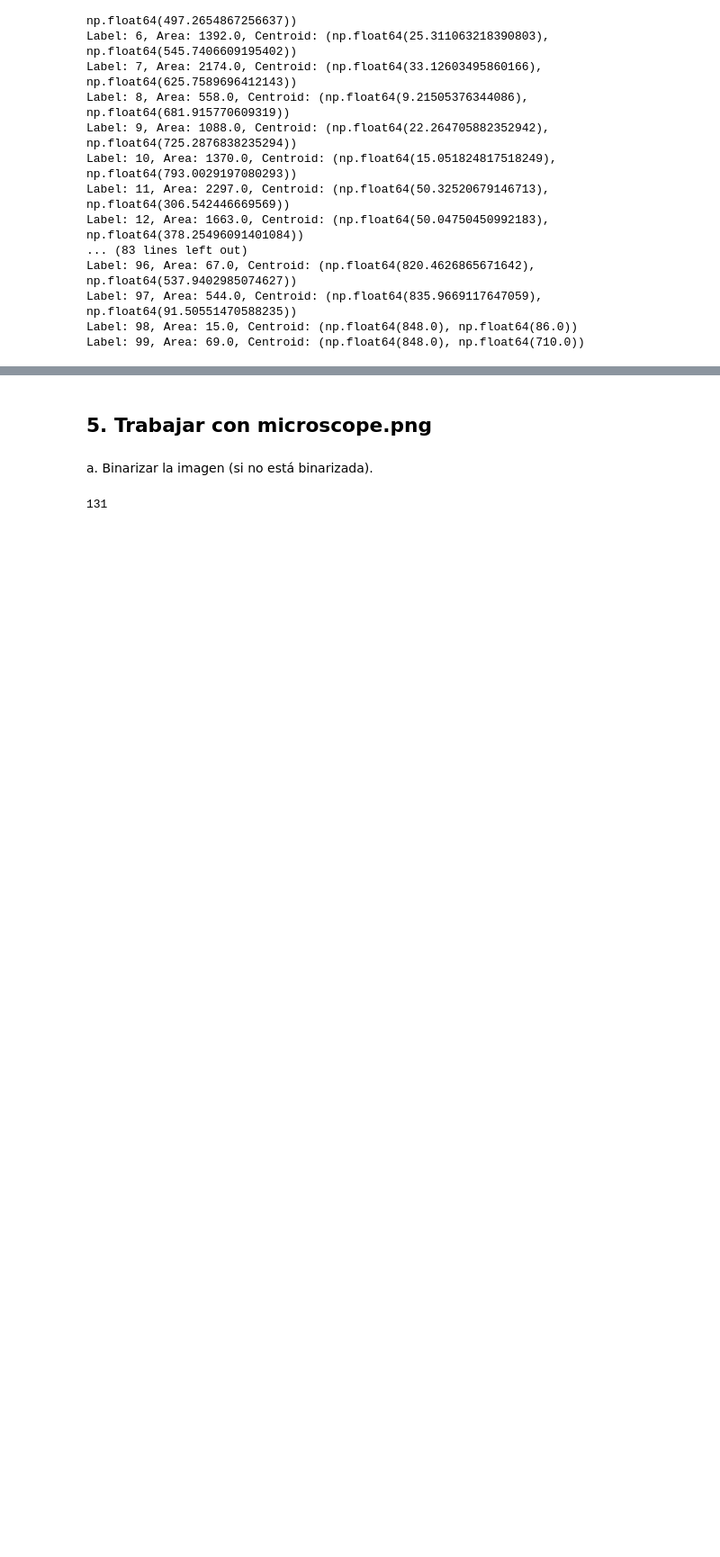
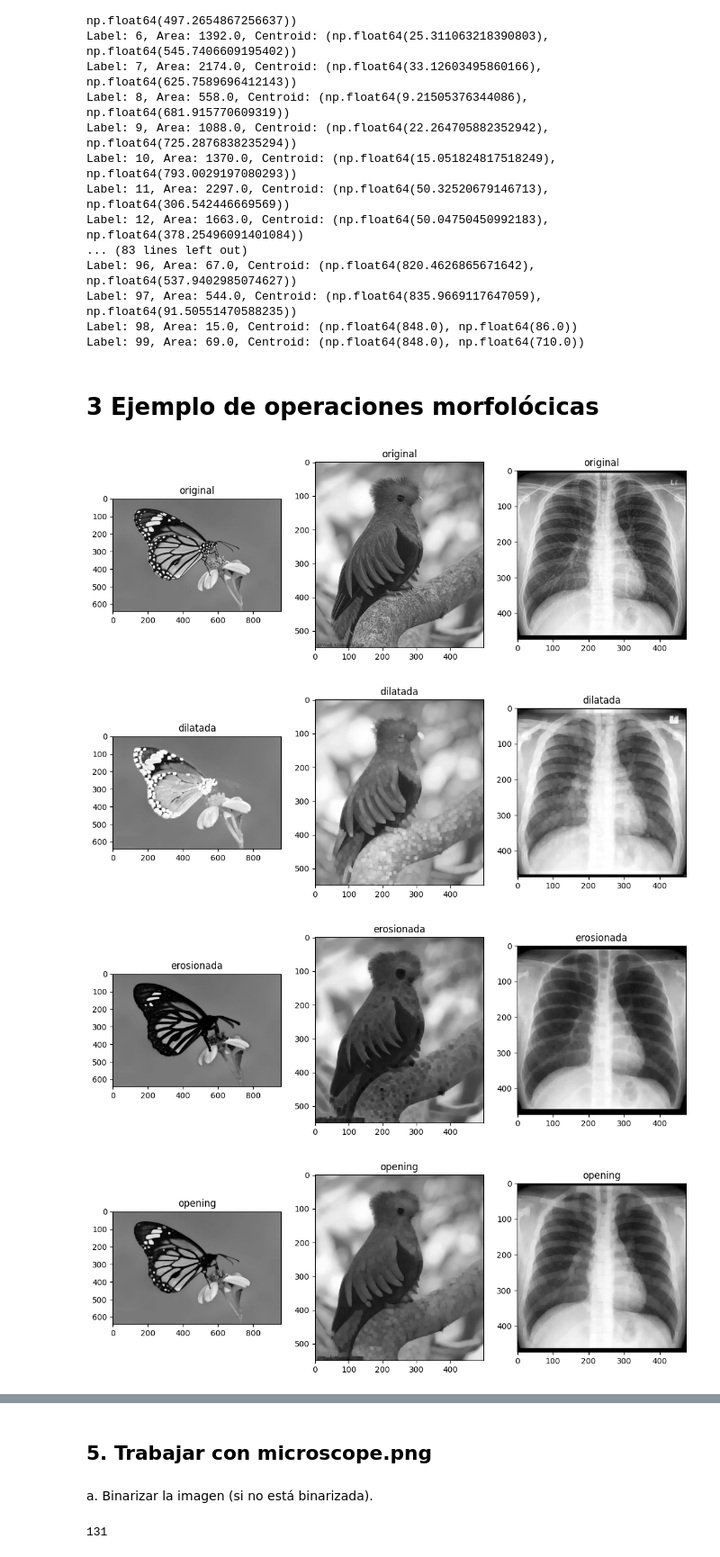
Before and after one commit to DiggsPapu/computer-vision-2, a Jupyter notebook: lab2.ipynb, the cells around one changed output, grey strips where cells are left out. Shown at 90% size. Drawn from its saved outputs; the diff is of its cells as text; code cells hidden in the pictures; blank space fills up the shorter version.

```diff
--- a/lab2.ipynb
+++ b/lab2.ipynb
@@ -93,3 +176,36 @@ Label: 96, Area: 67.0, Centroid: (np.float64(820.4626865671642), np.float64(537.
 Label: 97, Area: 544.0, Centroid: (np.float64(835.9669117647059), np.float64(91.50551470588235))
 Label: 98, Area: 15.0, Centroid: (np.float64(848.0), np.float64(86.0))
 Label: 99, Area: 69.0, Centroid: (np.float64(848.0), np.float64(710.0))
+# %% [markdown]
+# 3 Ejemplo de operaciones morfolócicas
+# %%
+I_dir = ['photos/butterfly.jpeg', 'photos/quetzalgris.png', 'photos/chestXray.jpeg']
+I = [plt.imread(i) for i in I_dir ]
+I = [ (ski.color.rgb2gray(I[i][:,:,:3])* 255).astype(np.uint8) for i in range(3) ]
+
+
+S = cv.getStructuringElement(cv.MORPH_RECT,(9,9))
+
+# Dilatación
+Idil = [cv.dilate(I[i],S) for i in range(len(I))]
+
+Ier = [cv.erode(I[i],S) for i in range(len(I))]
+
+Iop = [cv.morphologyEx(I[i],cv.MORPH_OPEN,S) for i in range(len(I))]
+
+Iclo = [cv.morphologyEx(I[i],cv.MORPH_CLOSE,S) for i in range(len(I))]
+Itophat = [cv.morphologyEx(I[i],cv.MORPH_TOPHAT,S) for i in range(len(I))]
+Ii = [I,Idil,Ier, Iop,Iclo, Itophat]
+Titulos = ['original', 'dilatada','erosionada','opening','closing','Top Hat']
+for j in range(len(Titulos)):
+    plt.figure(figsize=(13,13))
+    for i in range(len(Ii[j])):
+        plt.subplot(1,len(Ii[j]),i+1)
+        plt.title(Titulos[j])
+        plt.imshow(Ii[j][i],cmap='gray', vmin=0, vmax=255)
+    plt.show()
+# %% [output]
+[figure, added]
+[figure, added]
+[figure, added]
+[figure, added]
```
Also changed, not shown: parts of 3 cells of this notebook, 1 other file.
